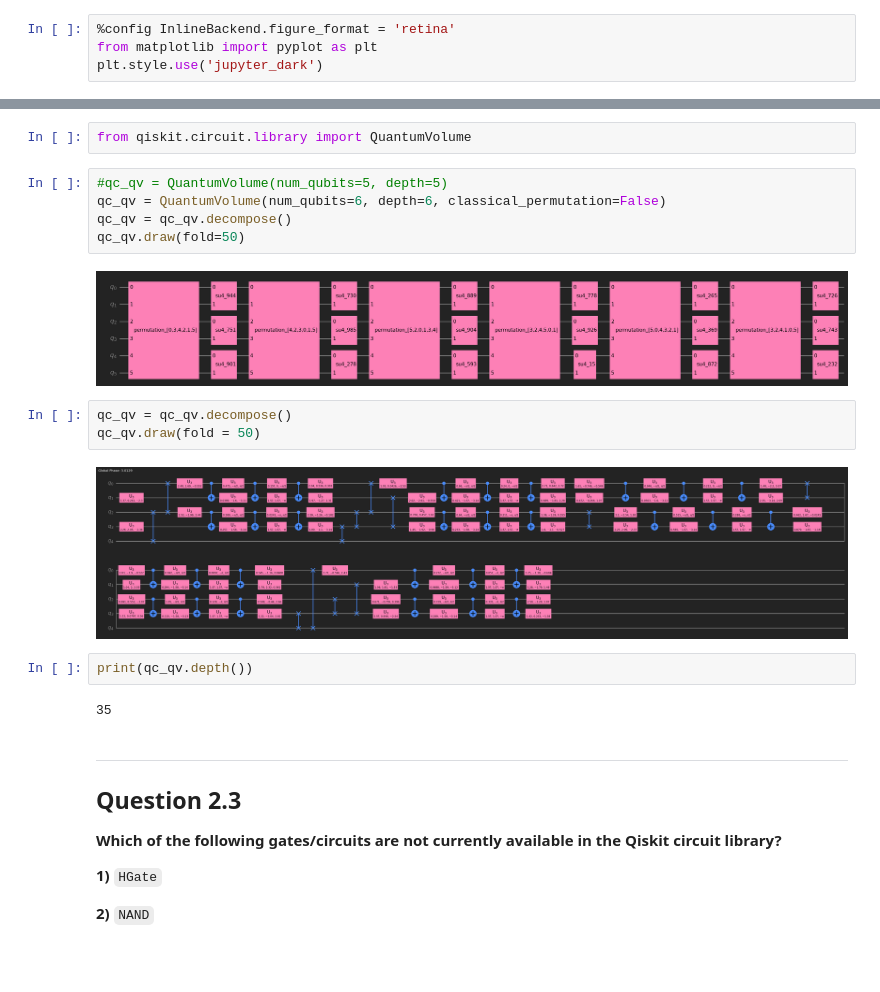
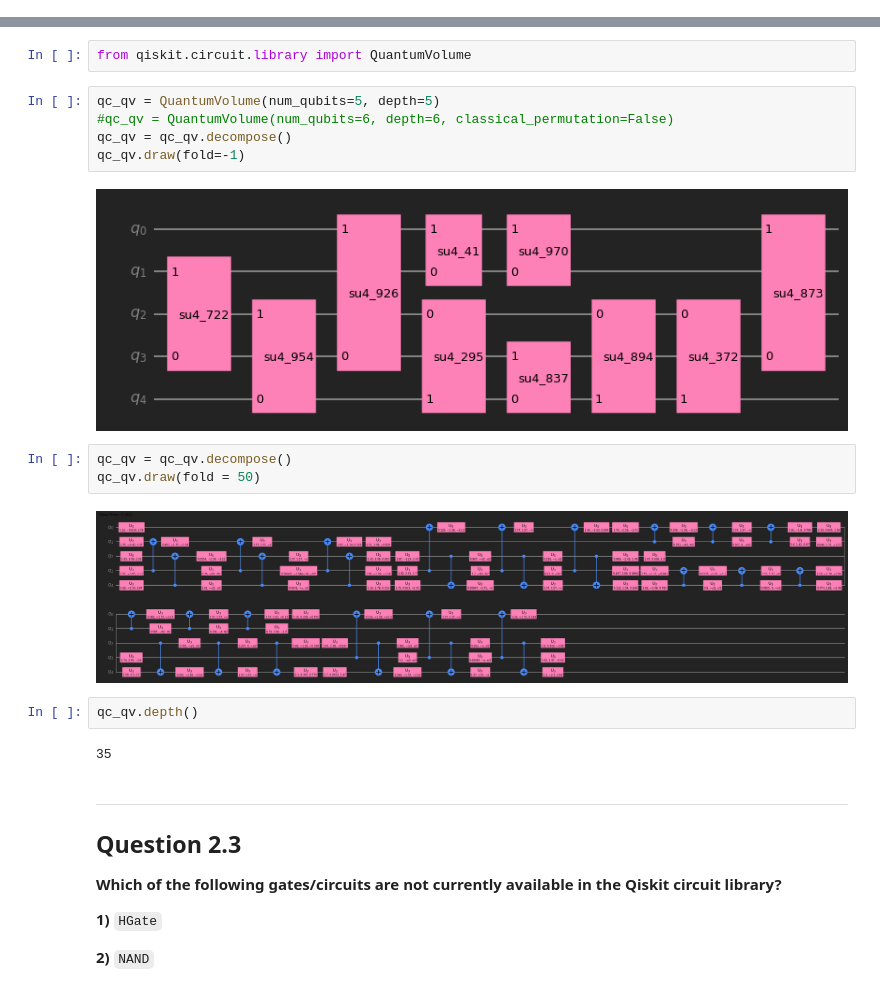
Before and after one commit to diemilio/streams, a Jupyter notebook: qiskit/advocate_exam_2020/solutions/2_advanced_circuits.ipynb, the cells around one changed output, grey strips where cells are left out. Drawn from its saved outputs; the diff is of its cells as text; blank space fills up the shorter version.

```diff
--- a/qiskit/advocate_exam_2020/solutions/2_advanced_circuits.ipynb
+++ b/qiskit/advocate_exam_2020/solutions/2_advanced_circuits.ipynb
@@ -1,7 +1,3 @@
-# %%
-%config InlineBackend.figure_format = 'retina'
-from matplotlib import pyplot as plt
-plt.style.use('jupyter_dark')
 # %% [markdown]
 ---
 # 2. ADVANCED CIRCUITS
@@ -83,21 +88,21 @@ qc_final.draw()
 # %%
 from qiskit.circuit.library import QuantumVolume
 # %%
-#qc_qv = QuantumVolume(num_qubits=5, depth=5)
-qc_qv = QuantumVolume(num_qubits=6, depth=6, classical_permutation=False)
+qc_qv = QuantumVolume(num_qubits=5, depth=5)
+#qc_qv = QuantumVolume(num_qubits=6, depth=6, classical_permutation=False)
 qc_qv = qc_qv.decompose()
-qc_qv.draw(fold=50)
+qc_qv.draw(fold=-1)
 # %% [output]
-[figure, old version]
+[figure, new version]
 # %%
 qc_qv = qc_qv.decompose()
 qc_qv.draw(fold = 50)
 # %% [output]
-[figure, old version]
+[figure, new version]
-# %%
-print(qc_qv.depth())
-# %% [output]
-35
+# %%
+qc_qv.depth()
+# %% [output]
+35
 # %% [markdown]
 ---
 ## Question 2.3
```
Also changed, not shown: parts of 25 cells of this notebook, 1 other file.
